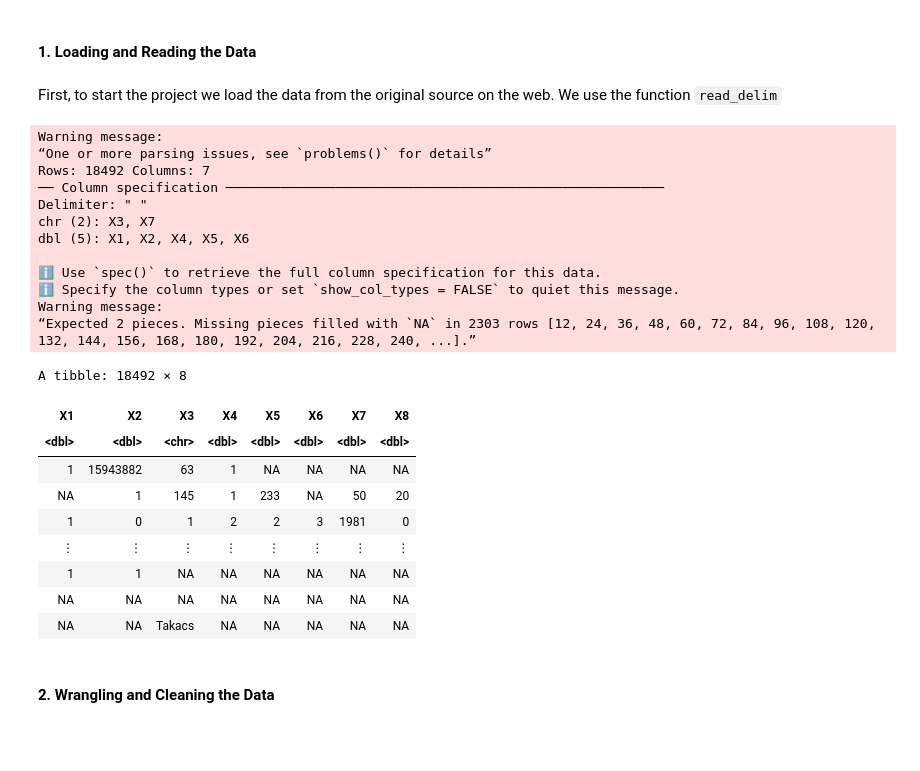
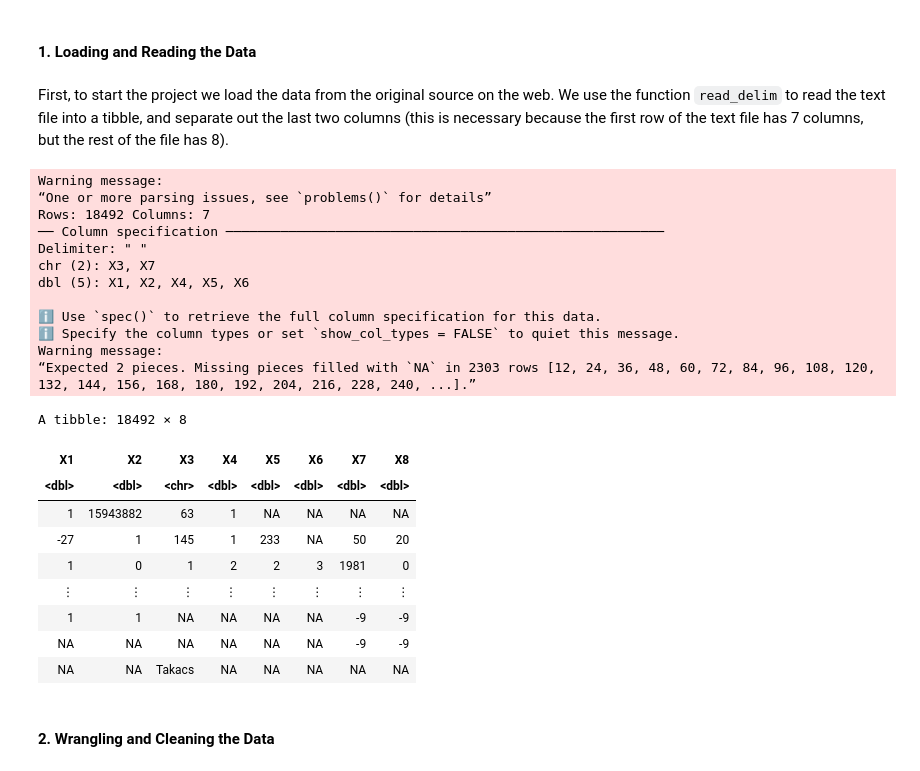
Before and after one commit to HUCKLEandtheSTALKER/DSCI100-jupyter-worksheets, a Jupyter notebook: project.ipynb, the cells around one changed output. Saved outputs shown, nothing was run; the diff lists cells and outputs as text; code cells hidden in the pictures; blank space fills up the shorter version.

```diff
--- a/project.ipynb
+++ b/project.ipynb
@@ -72,35 +80,34 @@ Registered S3 method overwritten by 'GGally':
 # %% [markdown]
 #### 1. Loading and Reading the Data
 # %% [markdown]
-First, to start the project we load the data from the original source on the web. We use the function `read_delim`
+First, to start the project we load the data from the original source on the web. We use the function `read_delim` to read the text file into a tibble, and separate out the last two columns (this is necessary because the first row of the text file has 7 columns, but the rest of the file has 8).
 # %%
 heart_raw <- read_delim("https://archive.ics.uci.edu/ml/machine-learning-databases/heart-disease/new.data",
                         col_names = FALSE, na = "-9") |>
-    separate(X7, c("X7", "X8"), sep = " ", convert = TRUE) |>
-    mutate(across(everything(), ~ifelse(.x < 0, NA, .x)))
+    separate(X7, c("X7", "X8"), sep = " ", convert = TRUE)
 heart_raw
 # %% [output]
 Warning message:
 “One or more parsing issues, see `problems()` for details”
 Rows: 18492 Columns: 7
 ── Column specification ────────────────────────────────────────────────────────
 Delimiter: " "
 chr (2): X3, X7
 dbl (5): X1, X2, X4, X5, X6
 
 ℹ Use `spec()` to retrieve the full column specification for this data.
 ℹ Specify the column types or set `show_col_types = FALSE` to quiet this message.
 Warning message:
 “Expected 2 pieces. Missing pieces filled with `NA` in 2303 rows [12, 24, 36, 48, 60, 72, 84, 96, 108, 120, 132, 144, 156, 168, 180, 192, 204, 216, 228, 240, ...].”
 A tibble: 18492 × 8
 | X1 | X2 | X3 | X4 | X5 | X6 | X7 | X8 |
 | <dbl> | <dbl> | <chr> | <dbl> | <dbl> | <dbl> | <dbl> | <dbl> |
 | 1 | 15943882 | 63 | 1 | NA | NA | NA | NA |
-| NA | 1 | 145 | 1 | 233 | NA | 50 | 20 |
+| -27 | 1 | 145 | 1 | 233 | NA | 50 | 20 |
 | 1 | 0 | 1 | 2 | 2 | 3 | 1981 | 0 |
 | ⋮ | ⋮ | ⋮ | ⋮ | ⋮ | ⋮ | ⋮ | ⋮ |
-| 1 | 1 | NA | NA | NA | NA | NA | NA |
-| NA | NA | NA | NA | NA | NA | NA | NA |
+| 1 | 1 | NA | NA | NA | NA | -9 | -9 |
+| NA | NA | NA | NA | NA | NA | -9 | -9 |
 | NA | NA | Takacs | NA | NA | NA | NA | NA |
 # %% [markdown]
 #### 2. Wrangling and Cleaning the Data
```
Also changed, not shown: parts of 12 cells of this notebook.
